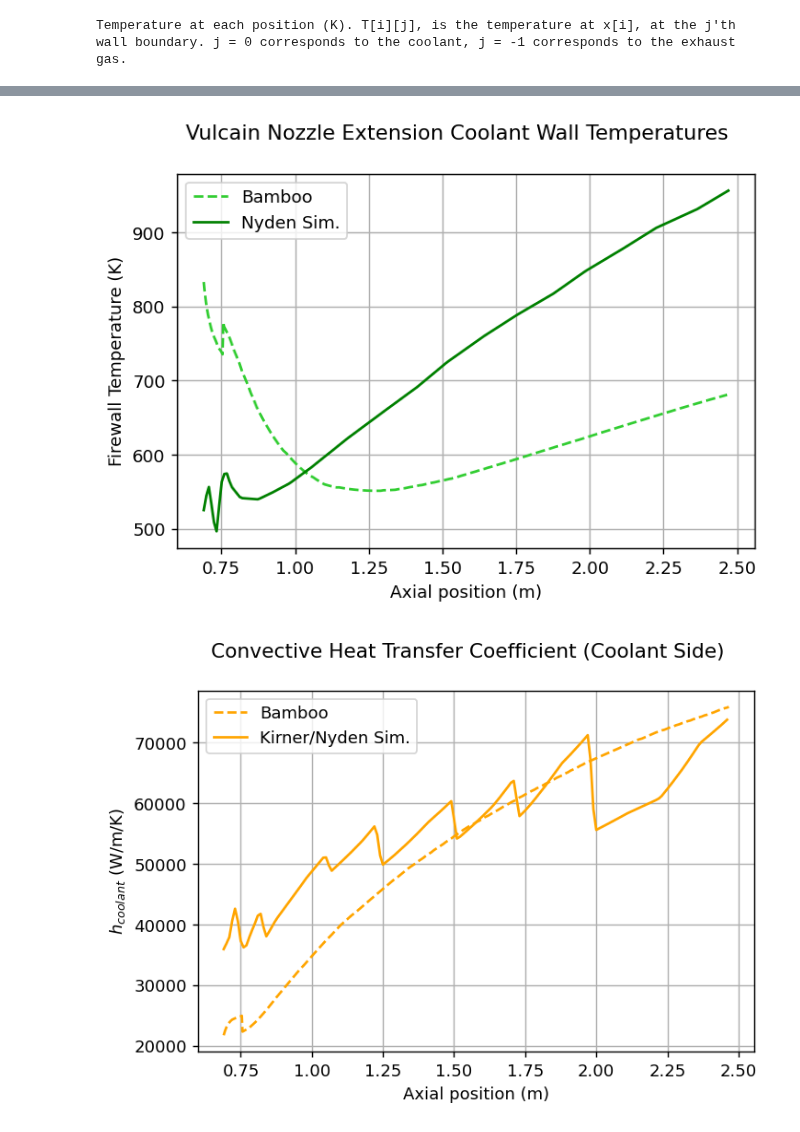
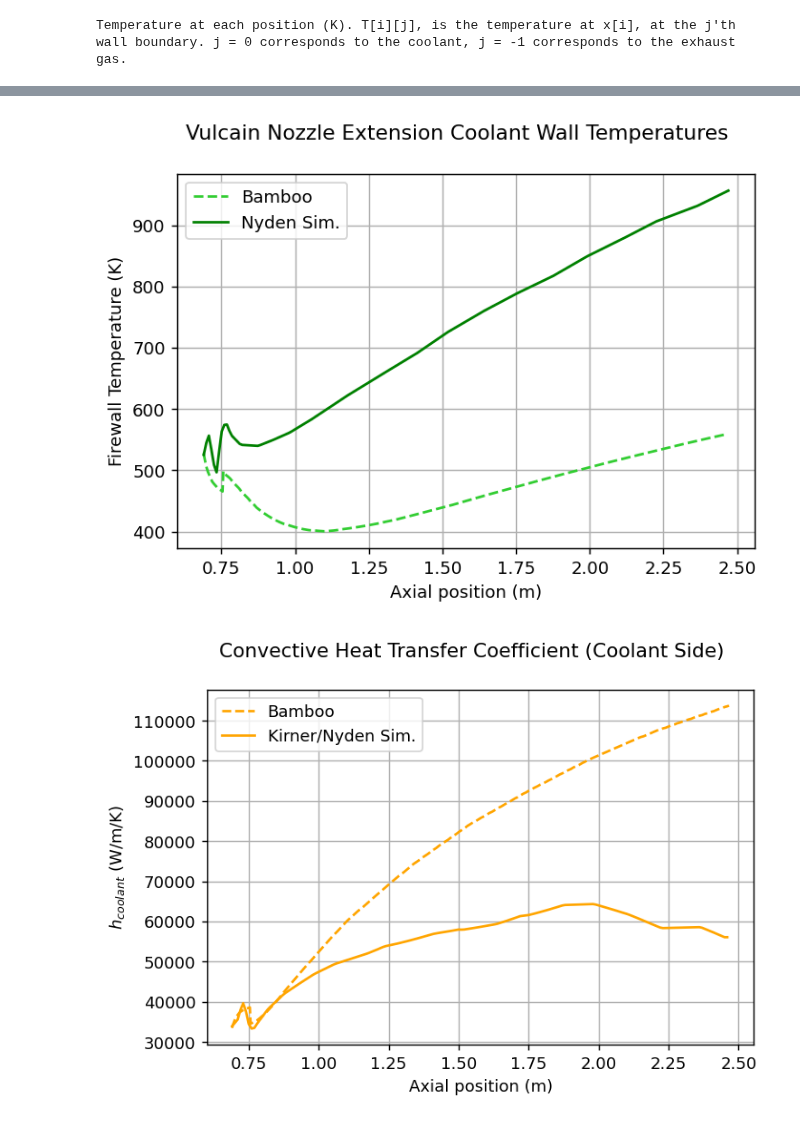
Before and after one commit to cuspaceflight/bamboo, a Jupyter notebook: validation/Vulcain Nozzle Extension.ipynb, the cells around one changed output, grey strips where cells are left out. Saved outputs shown, nothing was run; the diff lists cells and outputs as text; code cells hidden in the pictures.

Commit message:
Added scale factor to Vulcain Nozzle Extension valiation case

```diff
--- a/validation/Vulcain Nozzle Extension.ipynb
+++ b/validation/Vulcain Nozzle Extension.ipynb
@@ -189,7 +189,8 @@ engine = bam.Engine(perfect_gas = perfect_gas,
                     walls = wall,
                     coolant_convection = "gnielinski",
                     exhaust_convection = "bartz-sigma",
-                    h_exhaust_sf = 1.0)
+                    h_exhaust_sf = 1.27,
+                    h_coolant_sf = 1.54)
 # %%
 # Run simulation
 bamboo_results = engine.steady_heating_analysis(counterflow = False)
@@ -309,7 +310,7 @@ ax.grid()
 ax.legend()
 plt.show()
 # %% [output]
-[figure, old version]
+[figure, new version]
 # %%
 # Compare the convective heat transfer coefficients on the coolant side
 fig, ax = plt.subplots()
@@ -319,8 +320,11 @@ fig.suptitle("Convective Heat Transfer Coefficient (Coolant Side)")
 # mdot cp dT/dx = dQ/dx
 x_kirner = data["Kirner"]["Extension Coolant Temperature (Sim)"]["x"]
 
-dT_dx_kirner = np.gradient(data["Kirner"]["Extension Coolant Temperature (Sim)"]["y"],
-                           data["Kirner"]["Extension Coolant Temperature (Sim)"]["x"])
+# Quadratic fit to data to smooth it
+T_cool_kirner_quad = np.poly1d(np.polyfit(data["Kirner"]["Extension Coolant Temperature (Sim)"]["x"], data["Kirner"]["Extension Coolant Temperature (Sim)"]["y"], 2))
+
+dT_dx_kirner = np.gradient(T_cool_kirner_quad(x_kirner),
+                           x_kirner)
 
 # Estimate cp using CoolProp - assume constant pressure
 cp_kirner = PropsSI("CPMASS",
@@ -337,34 +341,34 @@ Twc_to_kirner = np.interp(x_kirner,
 delta_T_kirner = Twc_to_kirner - np.array(data["Kirner"]["Extension Coolant Temperature (Sim)"]["y"])
 
 hA_cool_kirner = abs(dQ_dx_kirner / delta_T_kirner)
 
 # Now calculate the same thing for Bamboo
 dQ_dx_bamboo = np.array(bamboo_results["dQ_dx"])
 delta_T_bamboo = np.array(bamboo_results["T_coolant"]) - np.array(bamboo_results["T"])[:, 1]
 hA_c_bamboo = abs(dQ_dx_bamboo / delta_T_bamboo)
 
 # Plot wall temperatures
 ax.plot(bamboo_results["x"],
         hA_c_bamboo,
         label= "Bamboo",
         color= "orange",
         linestyle = "--")
 
 # Plot their simulation data
 ax.plot(x_kirner,
         hA_cool_kirner,
         label= "Kirner/Nyden Sim.",
         color= "orange")
 
 
 # Formatting
 ax.set_ylabel(r"$h_{coolant}$ (W/m/K)")
 ax.set_xlabel("Axial position (m)")
 ax.grid()
 ax.legend()
 plt.show()
 # %% [output]
-[figure, old version]
+[figure, new version]
 # %%
 # Plot exhaust side wall temperatures
 fig, ax = plt.subplots()
```
Also changed, not shown: parts of 4 cells of this notebook, 1 other file.
